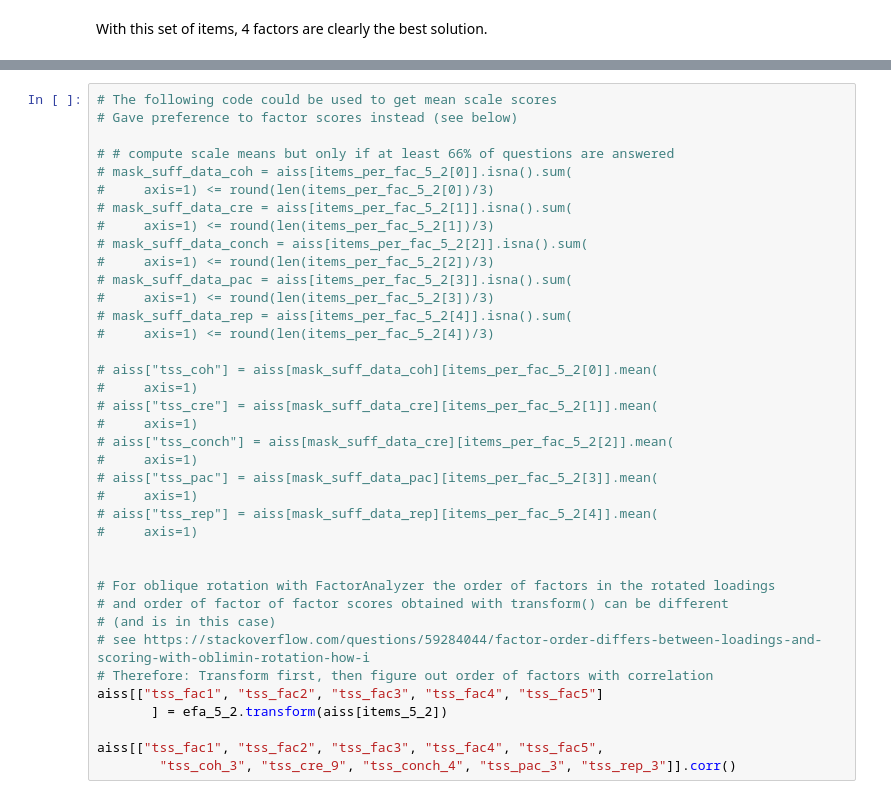
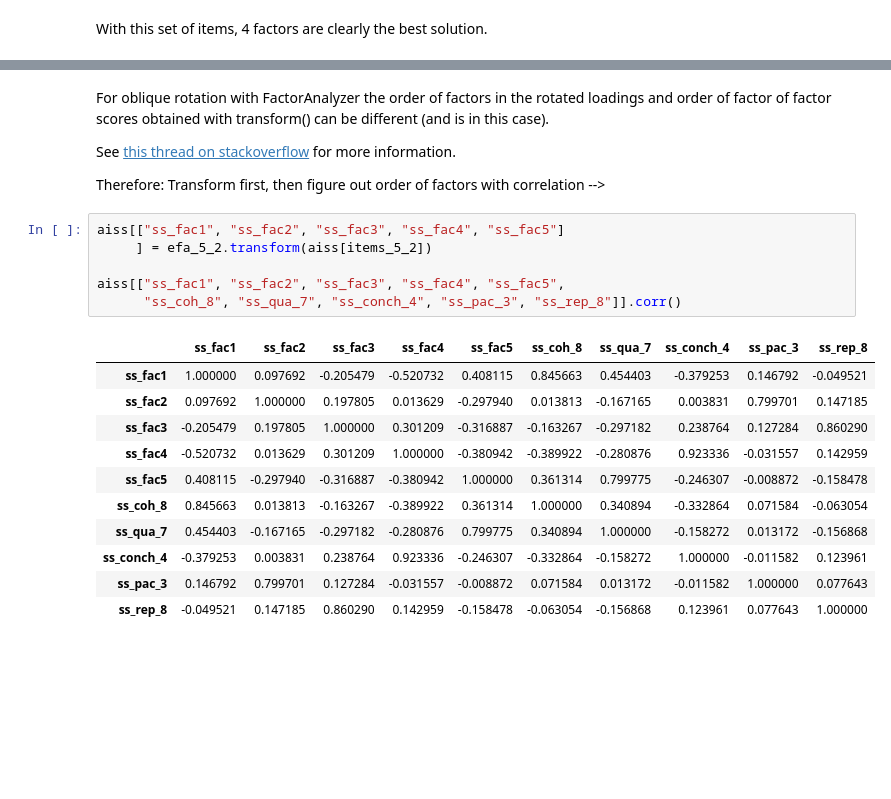
Before and after one commit to MWiechmann/ai_story_scale, a Jupyter notebook: study1_scale_construction/step_2_scale_construction_efa.ipynb, the cells around one changed output, grey strips where cells are left out. Cells and saved outputs as stored; diff of their text form; blank space fills up the shorter version.

```diff
--- a/study1_scale_construction/step_2_scale_construction_efa.ipynb
+++ b/study1_scale_construction/step_2_scale_construction_efa.ipynb
@@ -1415,38 +1395,24 @@ items_per_fac_5_2
+# %% [markdown]
+For oblique rotation with FactorAnalyzer the order of factors in the rotated loadings and order of factor of factor scores obtained with transform() can be different (and is in this case).
+
+See [this thread on stackoverflow](https://stackoverflow.com/questions/59284044/factor-order-differs-between-loadings-and-scoring-with-oblimin-rotation-how-i) for more information.
+
+Therefore: Transform first, then figure out order of factors with correlation -->
 # %%
-# The following code could be used to get mean scale scores
-# Gave preference to factor scores instead (see below)
+aiss[["ss_fac1", "ss_fac2", "ss_fac3", "ss_fac4", "ss_fac5"]
+     ] = efa_5_2.transform(aiss[items_5_2])
 
-# # compute scale means but only if at least 66% of questions are answered
-# mask_suff_data_coh = aiss[items_per_fac_5_2[0]].isna().sum(
-#     axis=1) <= round(len(items_per_fac_5_2[0])/3)
-# mask_suff_data_cre = aiss[items_per_fac_5_2[1]].isna().sum(
-#     axis=1) <= round(len(items_per_fac_5_2[1])/3)
-# mask_suff_data_conch = aiss[items_per_fac_5_2[2]].isna().sum(
-#     axis=1) <= round(len(items_per_fac_5_2[2])/3)
-# mask_suff_data_pac = aiss[items_per_fac_5_2[3]].isna().sum(
-#     axis=1) <= round(len(items_per_fac_5_2[3])/3)
-# mask_suff_data_rep = aiss[items_per_fac_5_2[4]].isna().sum(
-#     axis=1) <= round(len(items_per_fac_5_2[4])/3)
-
-# aiss["tss_coh"] = aiss[mask_suff_data_coh][items_per_fac_5_2[0]].mean(
-#     axis=1)
-# aiss["tss_cre"] = aiss[mask_suff_data_cre][items_per_fac_5_2[1]].mean(
-#     axis=1)
-# aiss["tss_conch"] = aiss[mask_suff_data_cre][items_per_fac_5_2[2]].mean(
-#     axis=1)
-# aiss["tss_pac"] = aiss[mask_suff_data_pac][items_per_fac_5_2[3]].mean(
-#     axis=1)
-# aiss["tss_rep"] = aiss[mask_suff_data_rep][items_per_fac_5_2[4]].mean(
-#     axis=1)
-
-
-# For oblique rotation with FactorAnalyzer the order of factors in the rotated loadings
-# and order of factor of factor scores obtained with transform() can be different
-# (and is in this case)
-# see https://stackoverflow.com/questions/59284044/factor-order-differs-between-loadings-and-scoring-with-oblimin-rotation-how-i
-# Therefore: Transform first, then figure out order of factors with correlation
-aiss[["tss_fac1", "tss_fac2", "tss_fac3", "tss_fac4", "tss_fac5"]
-       ] = efa_5_2.transform(aiss[items_5_2])
-
-aiss[["tss_fac1", "tss_fac2", "tss_fac3", "tss_fac4", "tss_fac5",
-        "tss_coh_3", "tss_cre_9", "tss_conch_4", "tss_pac_3", "tss_rep_3"]].corr()
+aiss[["ss_fac1", "ss_fac2", "ss_fac3", "ss_fac4", "ss_fac5",
+      "ss_coh_8", "ss_qua_7", "ss_conch_4", "ss_pac_3", "ss_rep_8"]].corr()
+# %% [output]
+|  | ss_fac1 | ss_fac2 | ss_fac3 | ss_fac4 | ss_fac5 | ss_coh_8 | ss_qua_7 | ss_conch_4 | ss_pac_3 | ss_rep_8 |
+| ss_fac1 | 1.000000 | 0.097692 | -0.205479 | -0.520732 | 0.408115 | 0.845663 | 0.454403 | -0.379253 | 0.146792 | -0.049521 |
+| ss_fac2 | 0.097692 | 1.000000 | 0.197805 | 0.013629 | -0.297940 | 0.013813 | -0.167165 | 0.003831 | 0.799701 | 0.147185 |
+| ss_fac3 | -0.205479 | 0.197805 | 1.000000 | 0.301209 | -0.316887 | -0.163267 | -0.297182 | 0.238764 | 0.127284 | 0.860290 |
+| ss_fac4 | -0.520732 | 0.013629 | 0.301209 | 1.000000 | -0.380942 | -0.389922 | -0.280876 | 0.923336 | -0.031557 | 0.142959 |
+| ss_fac5 | 0.408115 | -0.297940 | -0.316887 | -0.380942 | 1.000000 | 0.361314 | 0.799775 | -0.246307 | -0.008872 | -0.158478 |
+| ss_coh_8 | 0.845663 | 0.013813 | -0.163267 | -0.389922 | 0.361314 | 1.000000 | 0.340894 | -0.332864 | 0.071584 | -0.063054 |
+| ss_qua_7 | 0.454403 | -0.167165 | -0.297182 | -0.280876 | 0.799775 | 0.340894 | 1.000000 | -0.158272 | 0.013172 | -0.156868 |
+| ss_conch_4 | -0.379253 | 0.003831 | 0.238764 | 0.923336 | -0.246307 | -0.332864 | -0.158272 | 1.000000 | -0.011582 | 0.123961 |
+| ss_pac_3 | 0.146792 | 0.799701 | 0.127284 | -0.031557 | -0.008872 | 0.071584 | 0.013172 | -0.011582 | 1.000000 | 0.077643 |
+| ss_rep_8 | -0.049521 | 0.147185 | 0.860290 | 0.142959 | -0.158478 | -0.063054 | -0.156868 | 0.123961 | 0.077643 | 1.000000 |
```
Also changed, not shown: parts of 95 cells of this notebook, 3 other files.
